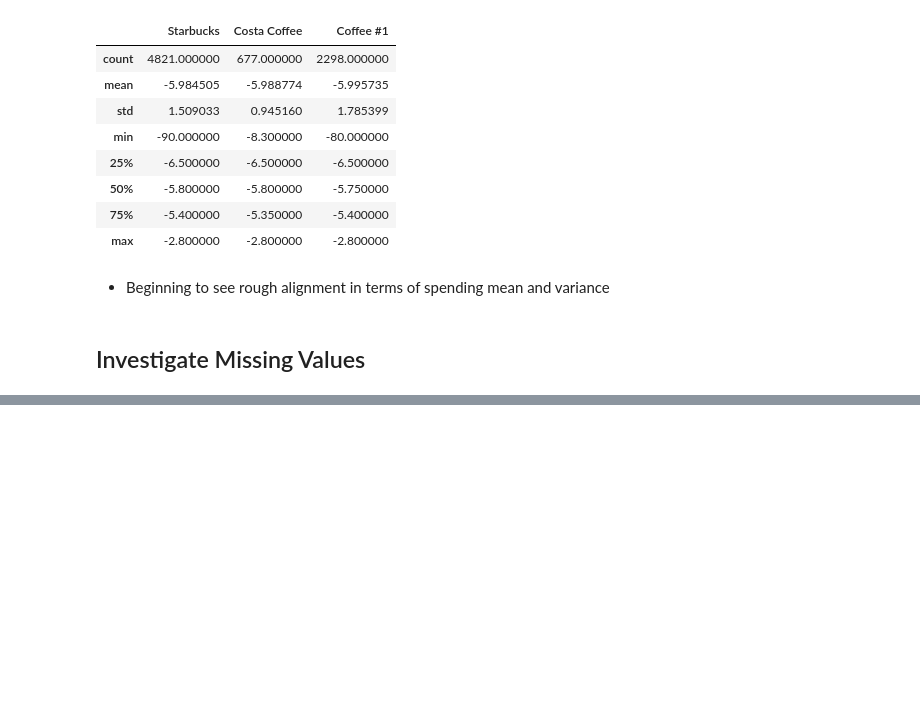
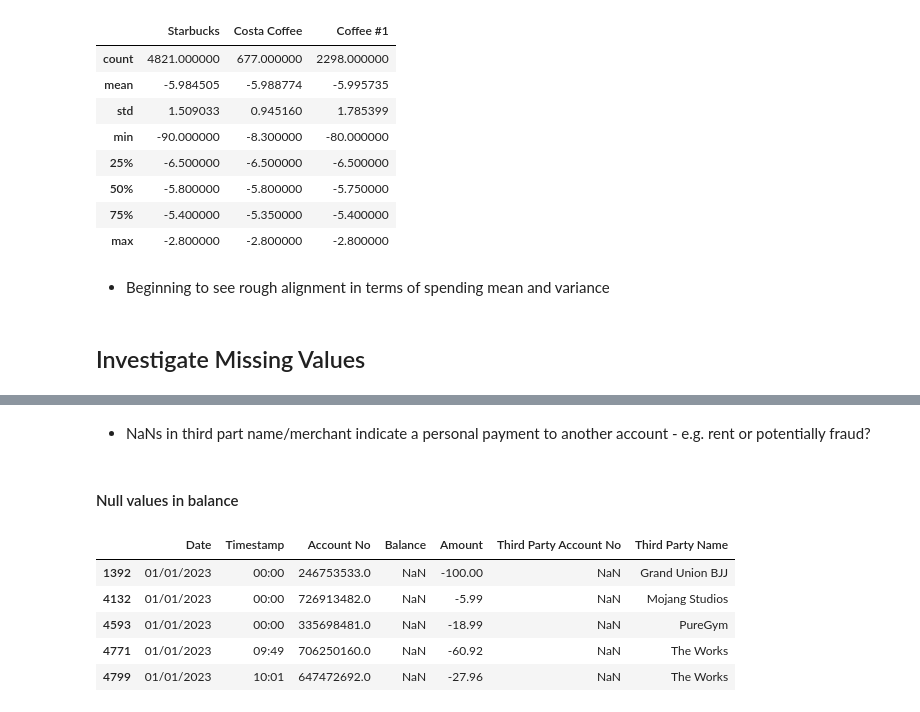
Before and after one commit to UoB-DSMP-2023-24/dsmp-2024-group-38, a Jupyter notebook: EDA_dataset2_DonJoseph.ipynb, the cells around one changed output, grey strips where cells are left out. Cells and saved outputs as stored; diff of their text form; code cells hidden in the pictures; blank space fills up the shorter version.

```diff
--- a/EDA_dataset2_DonJoseph.ipynb
+++ b/EDA_dataset2_DonJoseph.ipynb
@@ -116,0 +174,14 @@ coffee
+# %% [markdown]
+- NaNs in third part name/merchant indicate a personal payment to another account - e.g. rent or potentially fraud?
+# %% [markdown]
+#### Null values in balance
+# %%
+null_balance = bank[bank['Balance'].isnull()]
+null_balance.head()
+# %% [output]
+|  | Date | Timestamp | Account No | Balance | Amount | Third Party Account No | Third Party Name |
+| 1392 | 01/01/2023 | 00:00 | 246753533.0 | NaN | -100.00 | NaN | Grand Union BJJ |
+| 4132 | 01/01/2023 | 00:00 | 726913482.0 | NaN | -5.99 | NaN | Mojang Studios |
+| 4593 | 01/01/2023 | 00:00 | 335698481.0 | NaN | -18.99 | NaN | PureGym |
+| 4771 | 01/01/2023 | 09:49 | 706250160.0 | NaN | -60.92 | NaN | The Works |
+| 4799 | 01/01/2023 | 10:01 | 647472692.0 | NaN | -27.96 | NaN | The Works |
```
Also changed, not shown: parts of 14 cells of this notebook.
